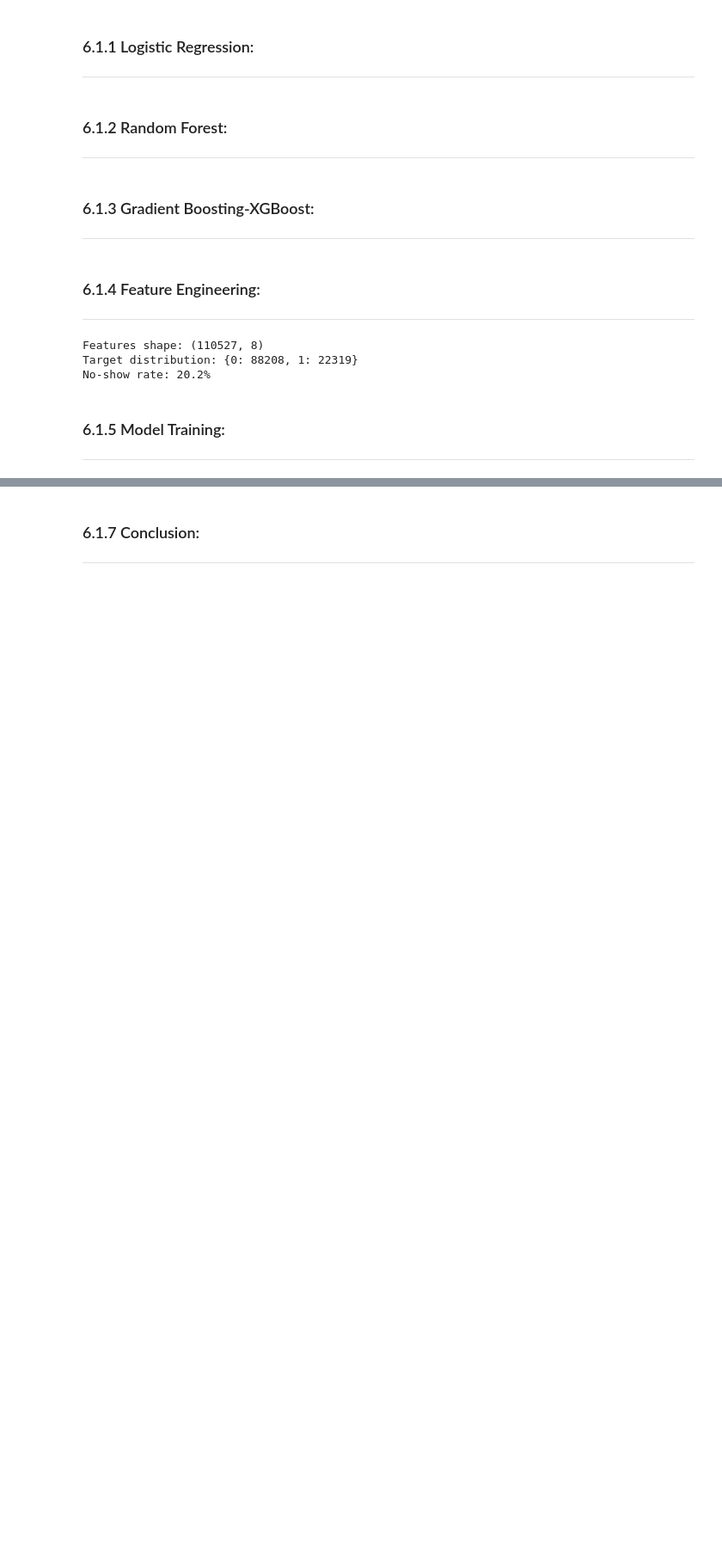
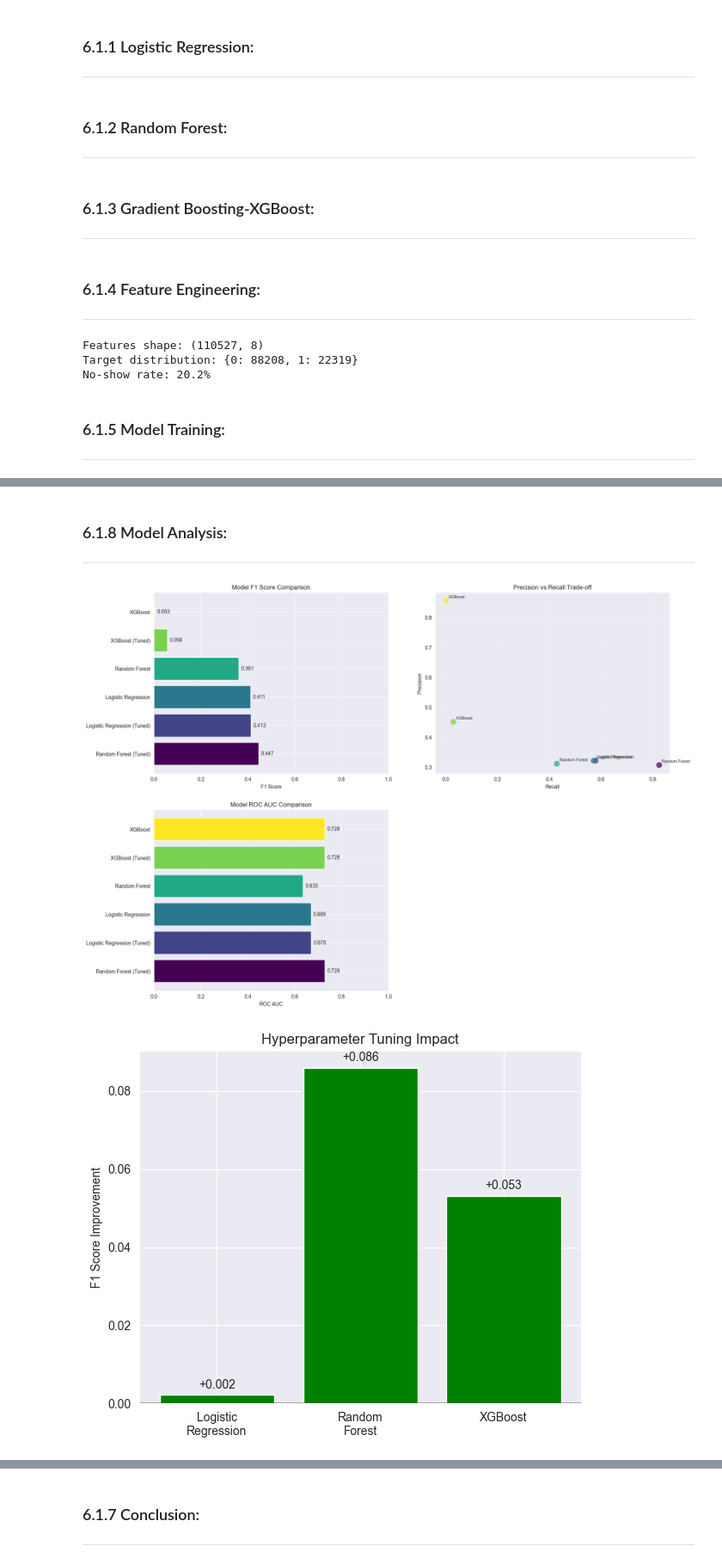
Before and after one commit to swapnilprakashpatil/aai510_3proj, a Jupyter notebook: notebooks/Supervised.ipynb, the cells around one changed output, grey strips where cells are left out. Shown at 86% size. Cells and saved outputs as stored; diff of their text form; code cells hidden in the pictures; blank space fills up the shorter version.

```diff
--- a/notebooks/Supervised.ipynb
+++ b/notebooks/Supervised.ipynb
@@ -886,0 +532,10 @@ Recall: 0.829 (% of no-shows caught)
+# %% [markdown]
+<a id='supervisedanalysis'></a>
+### 6.1.8 Model Analysis:
+---
+# %%
+# Performance comparison visualization
+no_show_model.plot_performance(show_tuning_impact=True)
+# %% [output]
+[figure, added]
+[figure, added]
```
Also changed, not shown: parts of 25 cells of this notebook, 8 other files.
